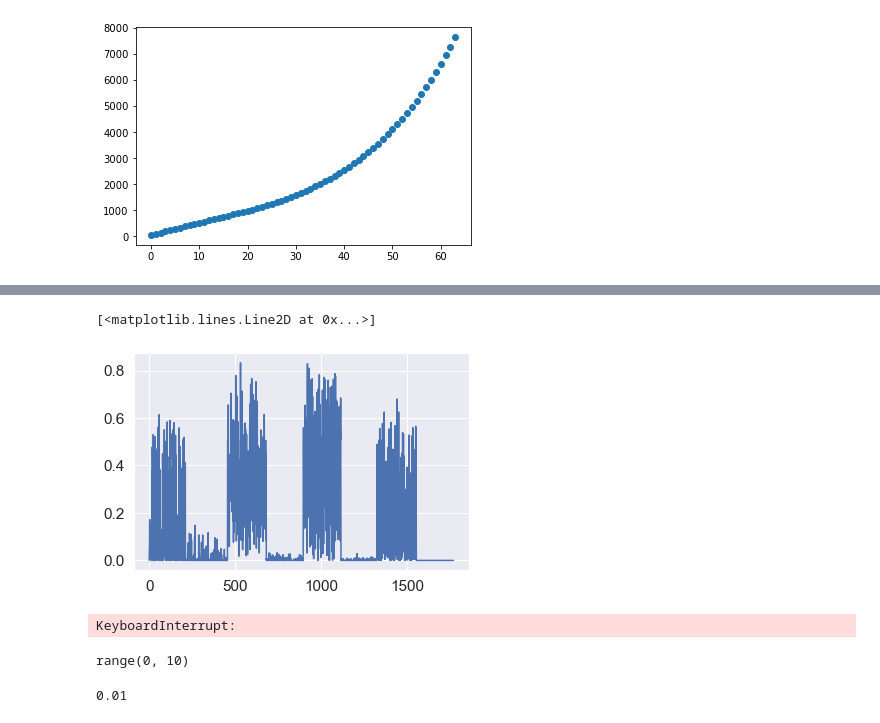
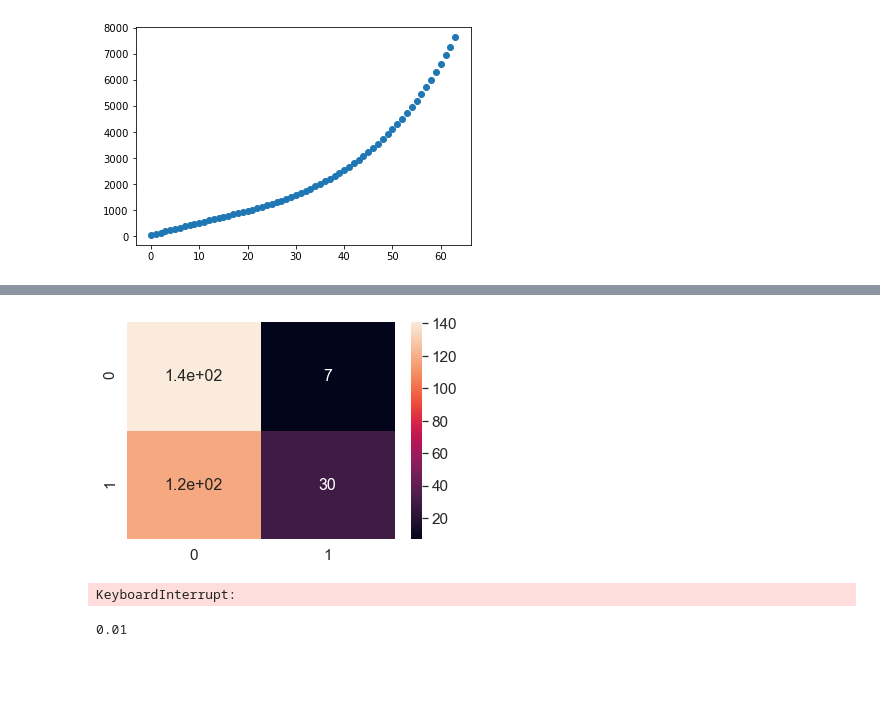
Before and after one commit to eceboran/AudioMalfunctionDetection, a Jupyter notebook: Modeling/One-class SVM/one-class-svm-fan.ipynb, the cells around one changed output, grey strips where cells are left out. Cells and saved outputs as stored; diff of their text form; code cells hidden in the pictures; blank space fills up the shorter version.

```diff
--- a/Modeling/One-class SVM/one-class-svm-fan.ipynb
+++ b/Modeling/One-class SVM/one-class-svm-fan.ipynb
@@ -284,34 +175,19 @@ weighted avg       0.84      0.80      0.79      1770
-# %%
-plt.plot(scores_test)
-# %% [output]
-[<matplotlib.lines.Line2D at 0x...>]
-[figure, removed]
-# %%
-def train_test_one_class_svm(X_train, X_test, kernel='rbf', gamma=0.001, nu=0.5, prctle)
-
-    OneClassSVM(kernel='rbf', gamma=gamma, nu=nu)  # create classifier
-
-    svm.fit(X_train)  # fit training data
-    y_train_pred = svm.predict(X_train)  # predict training targets
-    y_train_pred = np.array([1 if elem==-1 else 0 for elem in y_train_pred]).reshape(-1, 1)
-    scores_training = svm.score_samples(X_train)  # scores for training data
-
-    # Threshold from scores of training set
-    thresh = np.percentile(scores_training, prctle)
-
-    y_train_pred_score = np.array([1 if elem<thresh else 0 for elem in scores_training]).reshape(-1, 1)
-
-    # Test set
-    y_test_pred = svm.predict(X_test)
-    y_test_pred = np.array([1 if elem==-1 else 0 for elem in y_test_pred]).reshape(-1, 1)
-    scores_test = svm.score_samples(X_test)
-    y_test_pred_score = np.array([1 if elem<thresh else 0 for elem in scores_test]).reshape(-1, 1)
-
-    report = metrics.classification_report(y_test, y_test_pred_score)
-
-    cm = metrics.confusion_matrix(y_test, y_test_pred_score)
-
-    out_metrics = confusion_metrics(cm)
+# %%
+gamma = 0.01
+nu = 0.01
+prctle = 2
+out_class = train_test_one_class_svm(X_train, X_test, y_train, y_test,
+                                     kernel='rbf', gamma=0.001, nu=0.5, prctle=2, normalize="min-max")
+# return OneClassSVM, report, cm_train, cm_test, out_metrics_train, out_metrics_test, params
+# %%
+cm_plot = out_class[3]
+df_cm = pd.DataFrame(cm_plot, range(cm_plot.shape[0]), range(cm_plot.shape[1]))
+sn.set(font_scale=1.4) # for label size
+sn.heatmap(df_cm, annot=True, annot_kws={"size": 16}) # font size
+
+plt.show()
+# %% [output]
+[figure, added]
 # %%
 ran_gamma = [0.0001, 0.0005, 0.001, 0.005, 0.01, 0.05, 0.1, 0.5]
 ran_prctl = range(0,15)
@@ -332,10 +212,6 @@ for id_g, gamma in enumerate(ran_gamma):
         FPR_gn[id_p, id_g] = out_metrics['FPR']
 # %% [output]
 KeyboardInterrupt:
-# %%
-ran_prctl
-# %% [output]
-range(0, 10)
 # %%
 for id_g, gamma in enumerate(ran_gamma):
     if(id_g==4):
```
Also changed, not shown: parts of 17 cells of this notebook, 3 other files.
